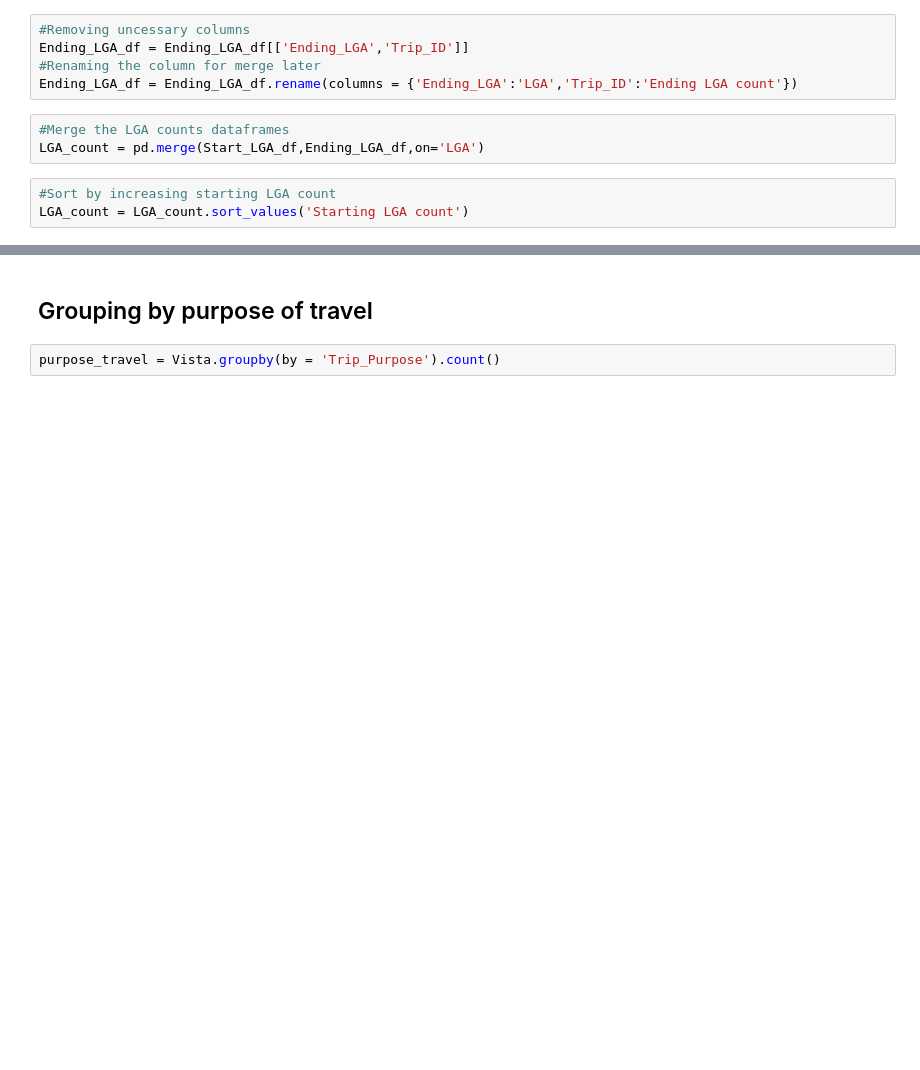
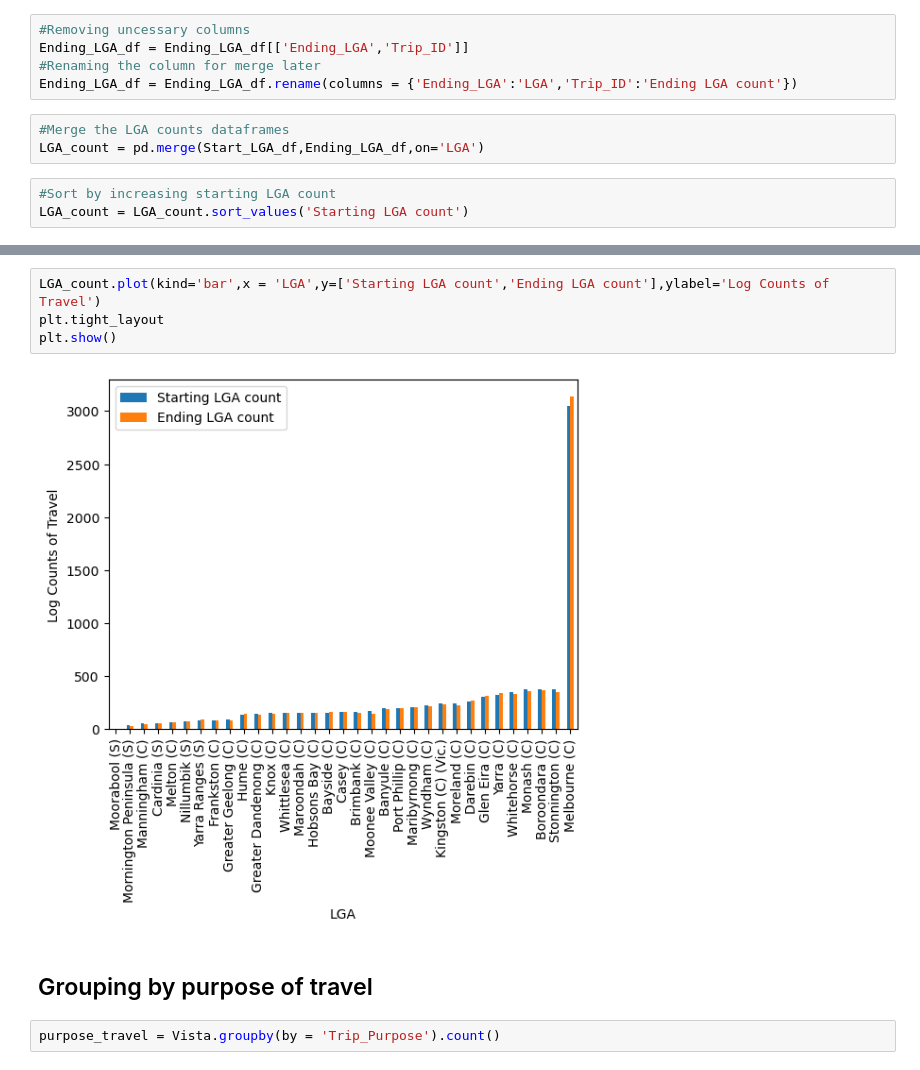
Before and after one commit to Abhidnya05/Project1Group1, a Jupyter notebook: VISTA Analyis.ipynb, the cells around one changed output, grey strips where cells are left out. Saved outputs shown, nothing was run; the diff lists cells and outputs as text; blank space fills up the shorter version.

```diff
--- a/VISTA Analyis.ipynb
+++ b/VISTA Analyis.ipynb
@@ -83,3 +102,9 @@ LGA_count.plot(kind='bar',x = 'LGA',ylabel='counts of travel')
+# %%
+LGA_count.plot(kind='bar',x = 'LGA',y=['Starting LGA count','Ending LGA count'],ylabel='Log Counts of Travel')
+plt.tight_layout
+plt.show()
+# %% [output]
+[figure, added]
 # %% [markdown]
 ## Grouping by purpose of travel
 # %%
```
Also changed, not shown: parts of 17 cells of this notebook, 2 other files.
